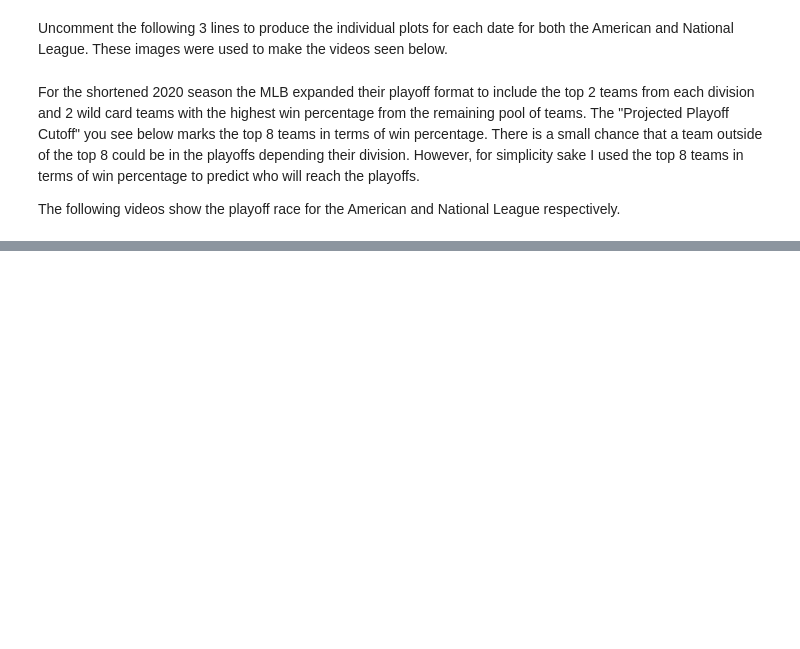
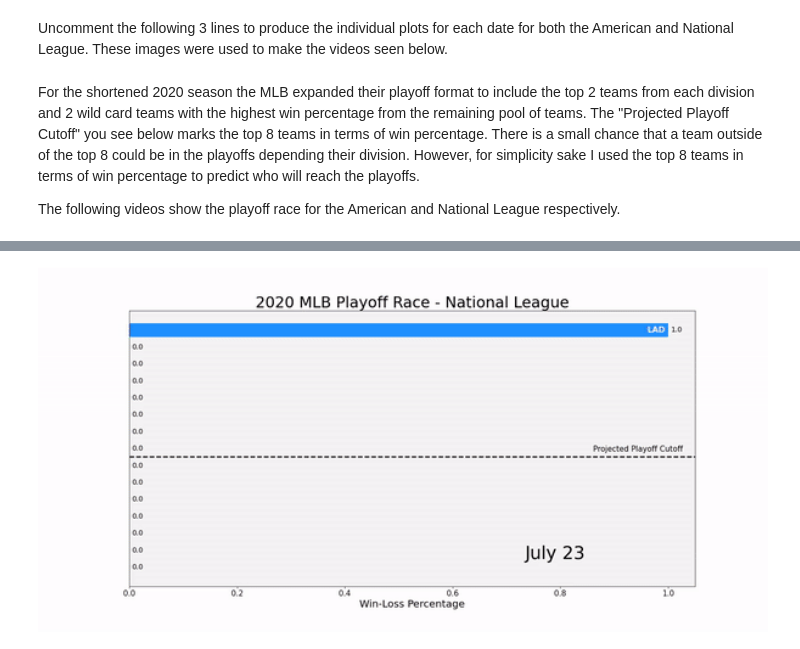
Before and after one commit to holdenbridge/2020MLB-StandingsRace, a Jupyter notebook: MLB Standings Race.ipynb, the cells around one changed output, grey strips where cells are left out. Cells and saved outputs as stored; diff of their text form; code cells hidden in the pictures; blank space fills up the shorter version.

```diff
--- a/MLB Standings Race.ipynb
+++ b/MLB Standings Race.ipynb
@@ -117,3 +117,3 @@ Video("AL825.mp4", width = 900, height = 500)
 # %%
-Video("NL825.mp4", width = 900, height = 500)
+Image(filename="NL825.gif", width = 900, height = 500)
 # %% [output]
@@ -120,0 +120 @@ Video("NL825.mp4", width = 900, height = 500)
+[figure, added]
```
Also changed, not shown: parts of 3 cells of this notebook, 2 other files.
